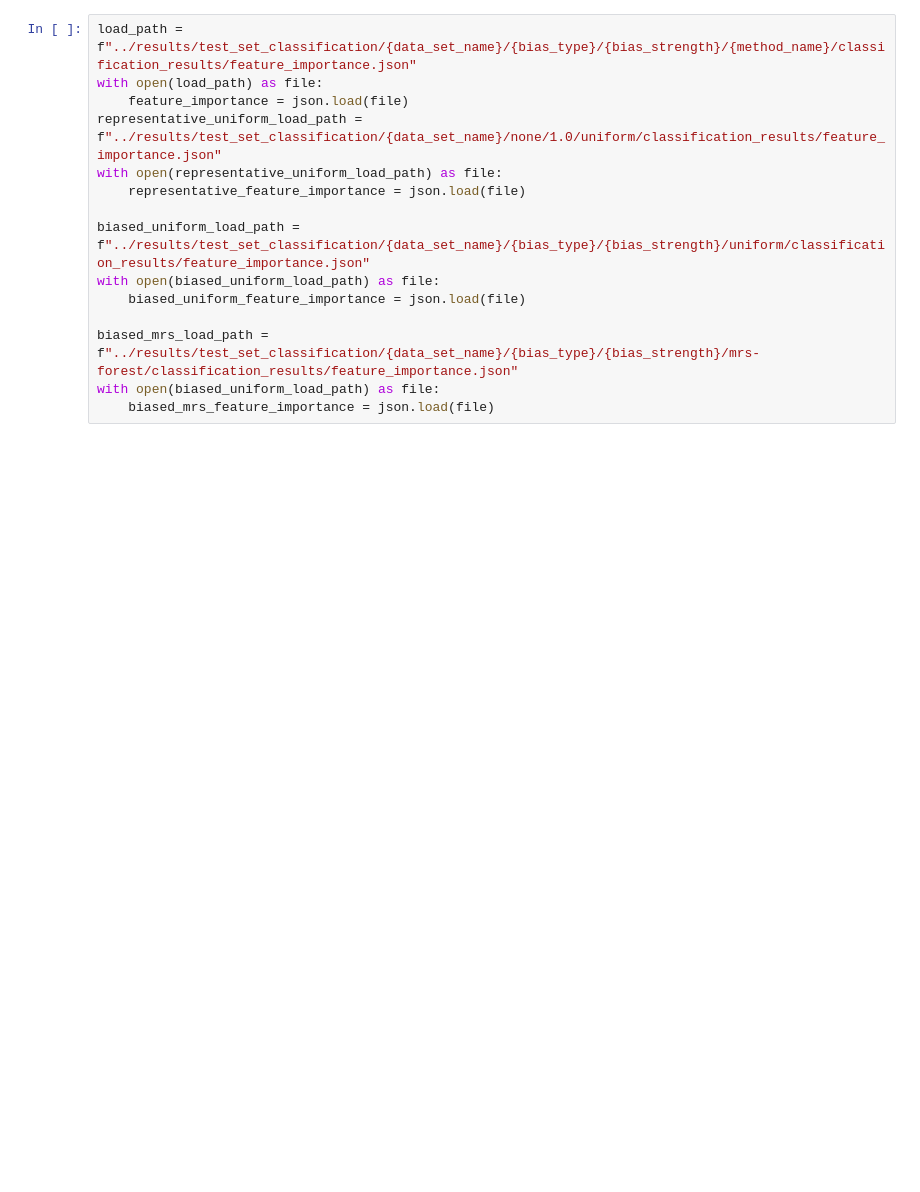
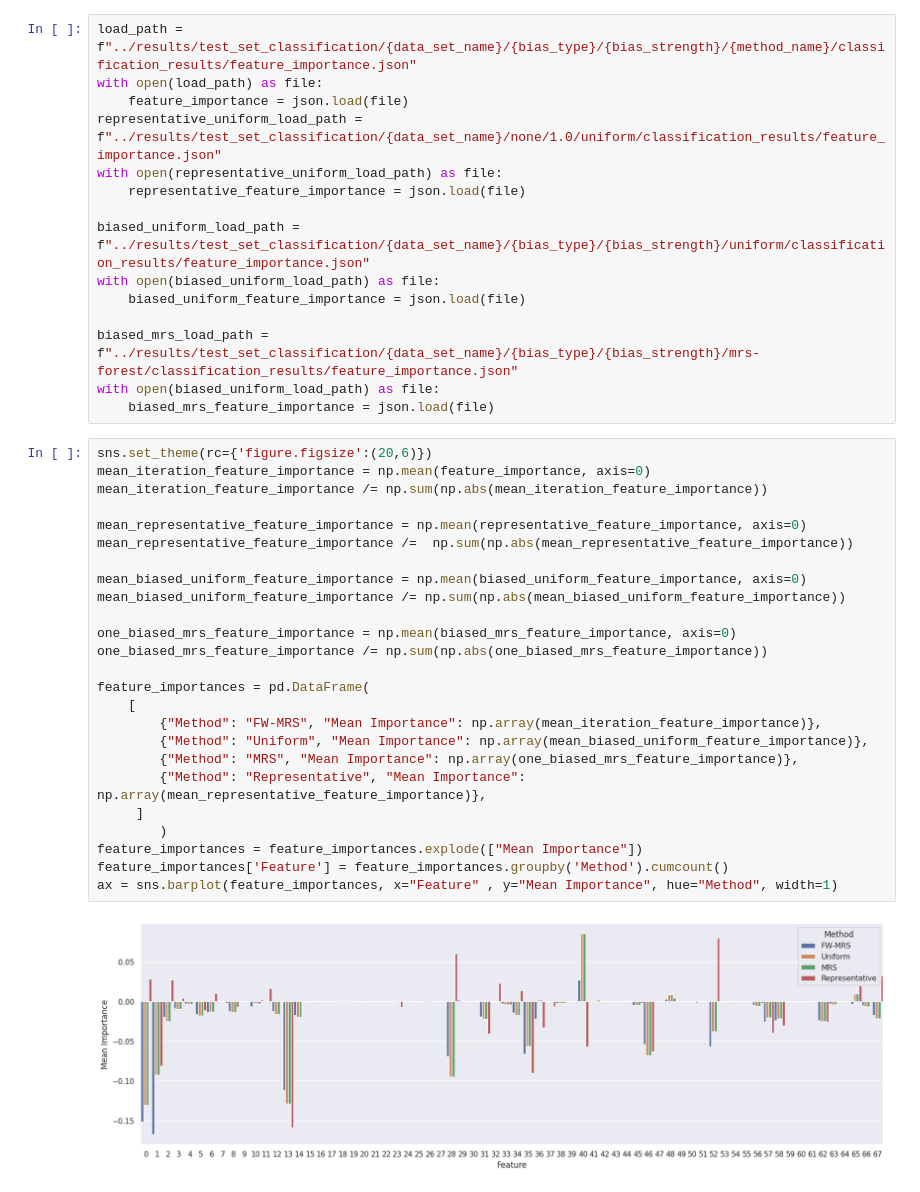
Before and after one commit to kramerlab/FeatureWeightDebiasing, a Jupyter notebook: src/visualize_downstream_classification_results.ipynb, the cells around one changed output. Saved outputs shown, nothing was run; the diff lists cells and outputs as text; blank space fills up the shorter version.

```diff
--- a/src/visualize_downstream_classification_results.ipynb
+++ b/src/visualize_downstream_classification_results.ipynb
@@ -73,3 +73,30 @@ with open(biased_uniform_load_path) as file:
 biased_mrs_load_path = f"../results/test_set_classification/{data_set_name}/{bias_type}/{bias_strength}/mrs-forest/classification_results/feature_importance.json"
 with open(biased_uniform_load_path) as file:
     biased_mrs_feature_importance = json.load(file)
+# %%
+sns.set_theme(rc={'figure.figsize':(20,6)})
+mean_iteration_feature_importance = np.mean(feature_importance, axis=0)
+mean_iteration_feature_importance /= np.sum(np.abs(mean_iteration_feature_importance))
+
+mean_representative_feature_importance = np.mean(representative_feature_importance, axis=0)
+mean_representative_feature_importance /=  np.sum(np.abs(mean_representative_feature_importance))
+
+mean_biased_uniform_feature_importance = np.mean(biased_uniform_feature_importance, axis=0)
+mean_biased_uniform_feature_importance /= np.sum(np.abs(mean_biased_uniform_feature_importance))
+
+one_biased_mrs_feature_importance = np.mean(biased_mrs_feature_importance, axis=0)
+one_biased_mrs_feature_importance /= np.sum(np.abs(one_biased_mrs_feature_importance))
+
+feature_importances = pd.DataFrame(
+    [
+        {"Method": "FW-MRS", "Mean Importance": np.array(mean_iteration_feature_importance)},
+        {"Method": "Uniform", "Mean Importance": np.array(mean_biased_uniform_feature_importance)},
+        {"Method": "MRS", "Mean Importance": np.array(one_biased_mrs_feature_importance)},
+        {"Method": "Representative", "Mean Importance": np.array(mean_representative_feature_importance)},
+     ]
+        )
+feature_importances = feature_importances.explode(["Mean Importance"])
+feature_importances['Feature'] = feature_importances.groupby('Method').cumcount()
+ax = sns.barplot(feature_importances, x="Feature" , y="Mean Importance", hue="Method", width=1)
+# %% [output]
+[figure, added]
```
Also changed, not shown: parts of 7 cells of this notebook, 4 other files.
